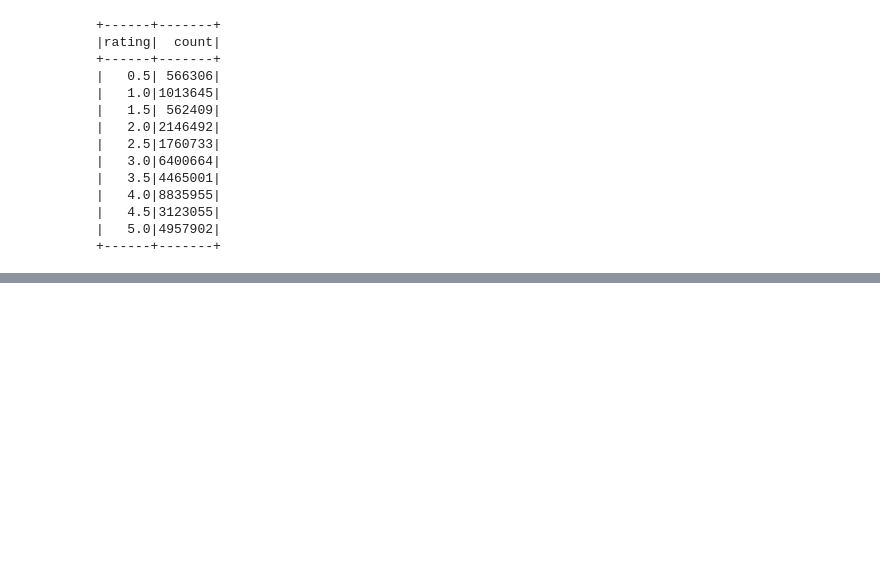
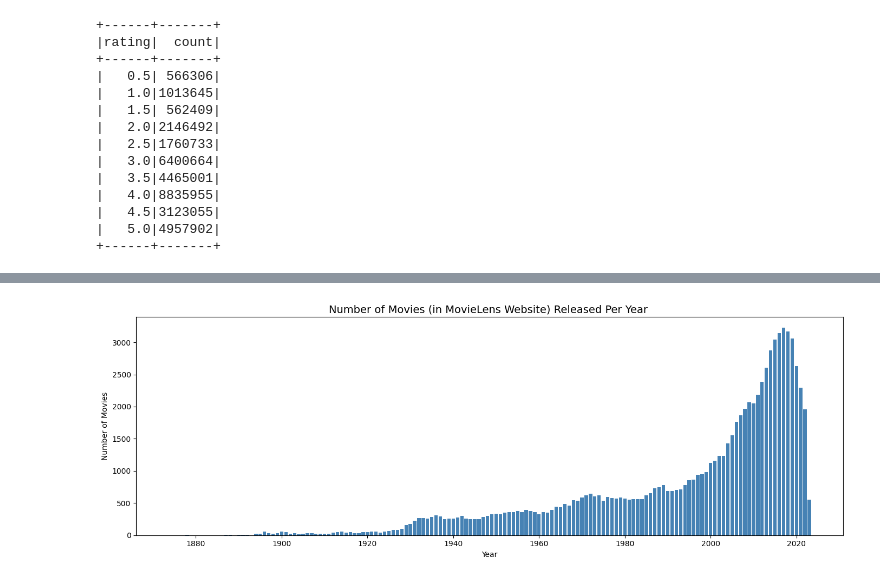
Before and after one commit to alexpanayi474/DSC511-MovieLens-Project, a Jupyter notebook: DSC_511_MovieLens.ipynb, the cells around one changed output, grey strips where cells are left out. Drawn from its saved outputs; the diff is of its cells as text; code cells hidden in the pictures; blank space fills up the shorter version.

Commit message:
Add EDA Parts 1-5: movie trends, platform activity, ratings analysis, genre analysis

```diff
--- a/DSC_511_MovieLens.ipynb
+++ b/DSC_511_MovieLens.ipynb
@@ -36,5 +36,5 @@ from pyspark.ml.recommendation import ALS
 
 
 # create a spark session
-spark = SparkSession.builder.appName("DSC_511_PROJECT").getOrCreate()
+spark = SparkSession.builder.appName("DSC_511_PROJECT").master("local[*]") .getOrCreate()
 # %%
@@ -180,0 +212,19 @@ df.groupBy("rating").count().orderBy("rating").show()
+# %%
+# Extract year from title string using regex, then groupBy year
+movies_with_year = movies_df.withColumn("release_year",regexp_extract(col("title"), r"\((\d{4})\)", 1))
+
+movies_per_year = (movies_with_year
+    .filter(col("release_year") != "")     # remove empty matches BEFORE casting
+    .withColumn("release_year", col("release_year").cast("int")) # regexp_extract always returns a string (e.g. "1995"), .cast() converts a column from one data type to another
+    .groupBy("release_year").agg(count("movieId").alias("num_movies")).orderBy("release_year").toPandas()
+)
+
+plt.figure(figsize=(14, 5))
+plt.bar(movies_per_year["release_year"], movies_per_year["num_movies"], color="steelblue", width=0.8)
+plt.title("Number of Movies (in MovieLens Website) Released Per Year ", fontsize=14)
+plt.xlabel("Year")
+plt.ylabel("Number of Movies")
+plt.tight_layout()
+plt.show()
+# %% [output]
+[figure, added]
```
Also changed, not shown: parts of 21 cells of this notebook.
